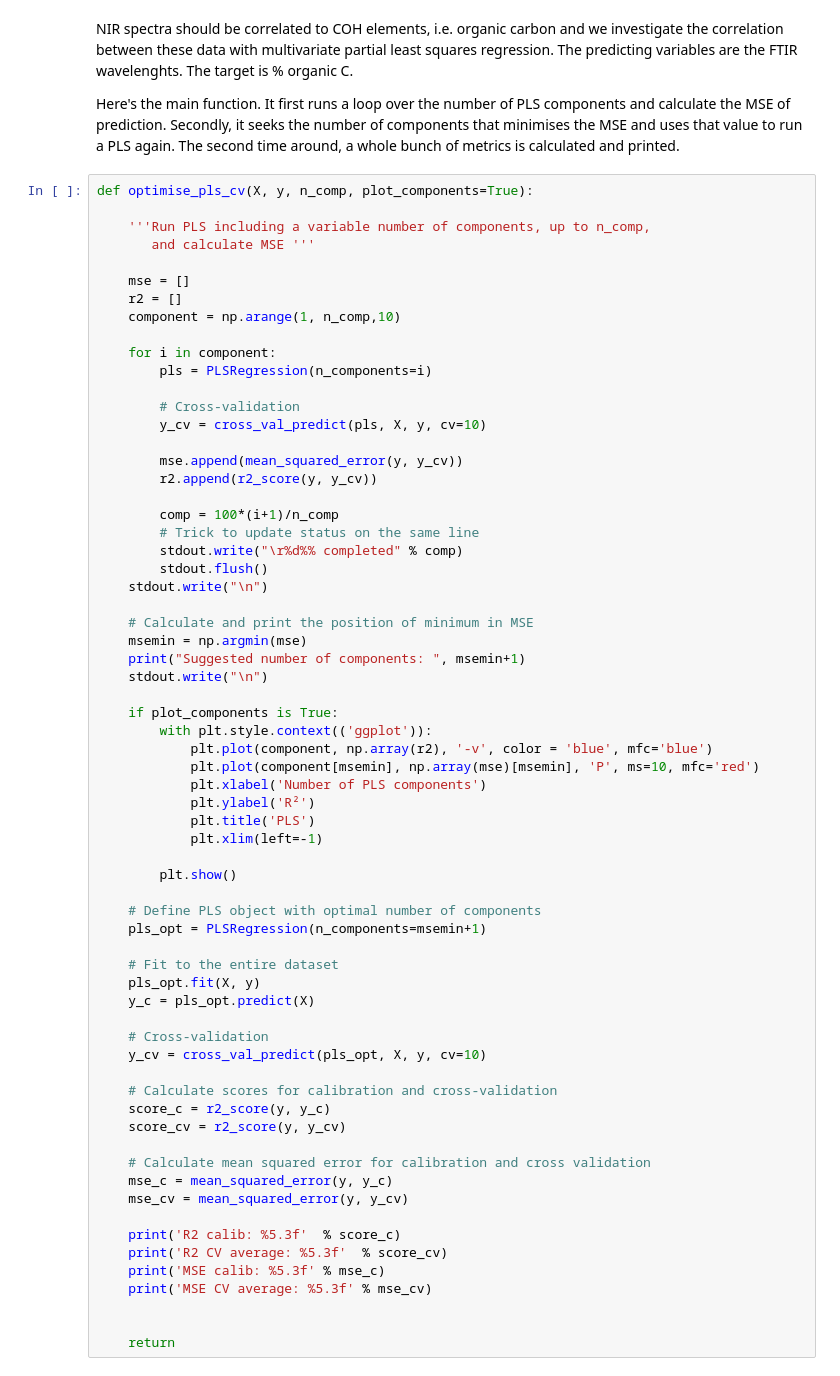
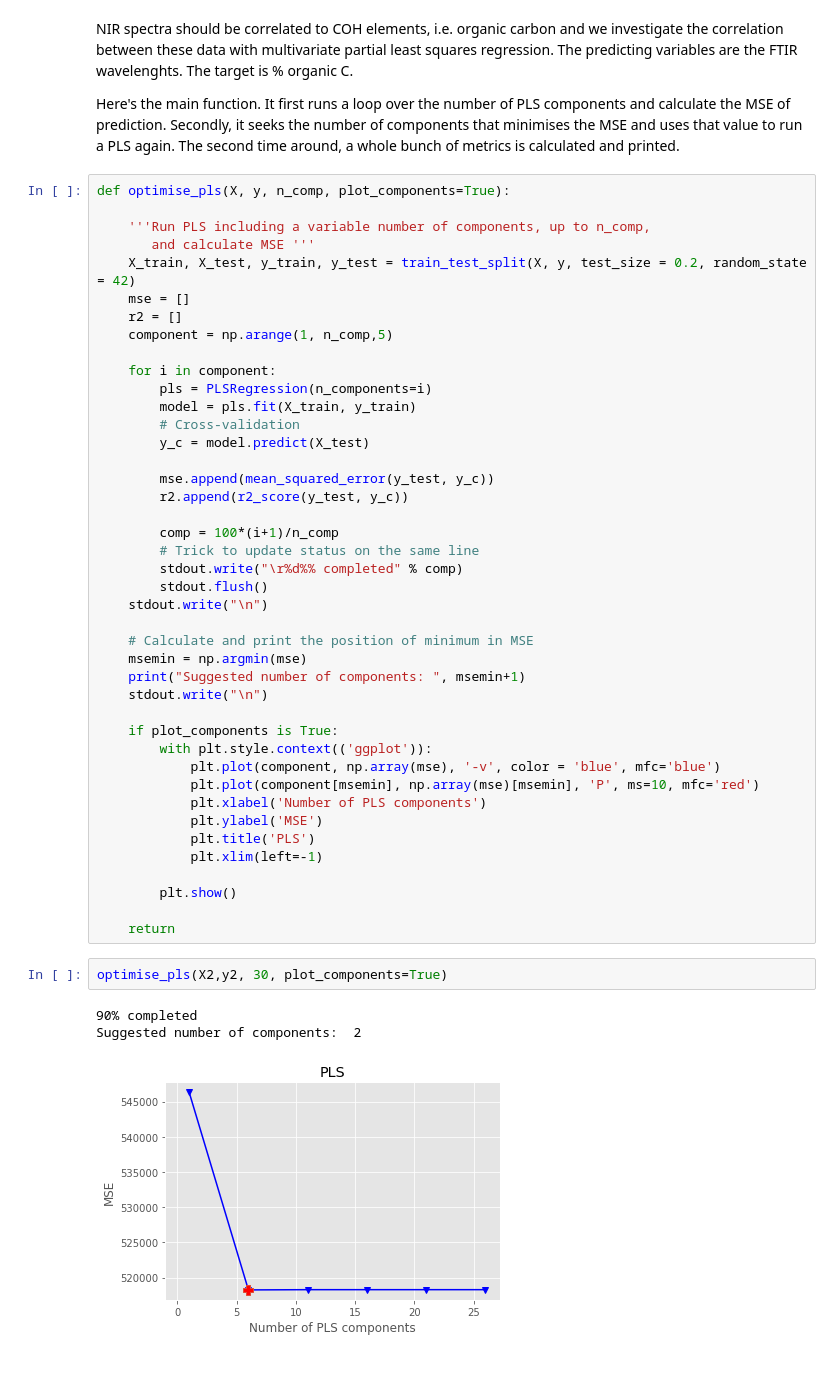
Before and after one commit to opsabarsec/African-soil-chemistry, a Jupyter notebook: afsis-soil-chem-MODEL.ipynb, the cells around one changed output. Cells and saved outputs as stored; diff of their text form.

```diff
--- a/afsis-soil-chem-MODEL.ipynb
+++ b/afsis-soil-chem-MODEL.ipynb
@@ -414,23 +461,23 @@ NIR spectra should be correlated to COH elements, i.e. organic carbon and we inv
 
 Here's the main function. It first runs a loop over the number of PLS components and calculate the MSE of prediction. Secondly, it seeks the number of components that minimises the MSE and uses that value to run a PLS again. The second time around, a whole bunch of metrics is calculated and printed.
 # %%
-def optimise_pls_cv(X, y, n_comp, plot_components=True):
+def optimise_pls(X, y, n_comp, plot_components=True):
 
     '''Run PLS including a variable number of components, up to n_comp,
        and calculate MSE '''
-
+    X_train, X_test, y_train, y_test = train_test_split(X, y, test_size = 0.2, random_state = 42)
     mse = []
     r2 = []
-    component = np.arange(1, n_comp,10)
+    component = np.arange(1, n_comp,5)
 
     for i in component:
         pls = PLSRegression(n_components=i)
+        model = pls.fit(X_train, y_train)
+        # Cross-validation
+        y_c = model.predict(X_test)
 
-        # Cross-validation
-        y_cv = cross_val_predict(pls, X, y, cv=10)
-
-        mse.append(mean_squared_error(y, y_cv))
-        r2.append(r2_score(y, y_cv))
+        mse.append(mean_squared_error(y_test, y_c))
+        r2.append(r2_score(y_test, y_c))
 
         comp = 100*(i+1)/n_comp
         # Trick to update status on the same line
@@ -445,38 +492,20 @@ def optimise_pls_cv(X, y, n_comp, plot_components=True):
 
     if plot_components is True:
         with plt.style.context(('ggplot')):
-            plt.plot(component, np.array(r2), '-v', color = 'blue', mfc='blue')
+            plt.plot(component, np.array(mse), '-v', color = 'blue', mfc='blue')
             plt.plot(component[msemin], np.array(mse)[msemin], 'P', ms=10, mfc='red')
             plt.xlabel('Number of PLS components')
-            plt.ylabel('R²')
+            plt.ylabel('MSE')
             plt.title('PLS')
             plt.xlim(left=-1)
 
         plt.show()
 
-    # Define PLS object with optimal number of components
-    pls_opt = PLSRegression(n_components=msemin+1)
-
-    # Fit to the entire dataset
-    pls_opt.fit(X, y)
-    y_c = pls_opt.predict(X)
-
-    # Cross-validation
-    y_cv = cross_val_predict(pls_opt, X, y, cv=10)
-
-    # Calculate scores for calibration and cross-validation
-    score_c = r2_score(y, y_c)
-    score_cv = r2_score(y, y_cv)
-
-    # Calculate mean squared error for calibration and cross validation
-    mse_c = mean_squared_error(y, y_c)
-    mse_cv = mean_squared_error(y, y_cv)
-
-    print('R2 calib: %5.3f'  % score_c)
-    print('R2 CV average: %5.3f'  % score_cv)
-    print('MSE calib: %5.3f' % mse_c)
-    print('MSE CV average: %5.3f' % mse_cv)
-
-
     return
+# %%
+optimise_pls(X2,y2, 30, plot_components=True)
+# %% [output]
+90% completed
+Suggested number of components:  2
+[figure, added]
 # %% [markdown]
```
Also changed, not shown: parts of 21 cells of this notebook.
